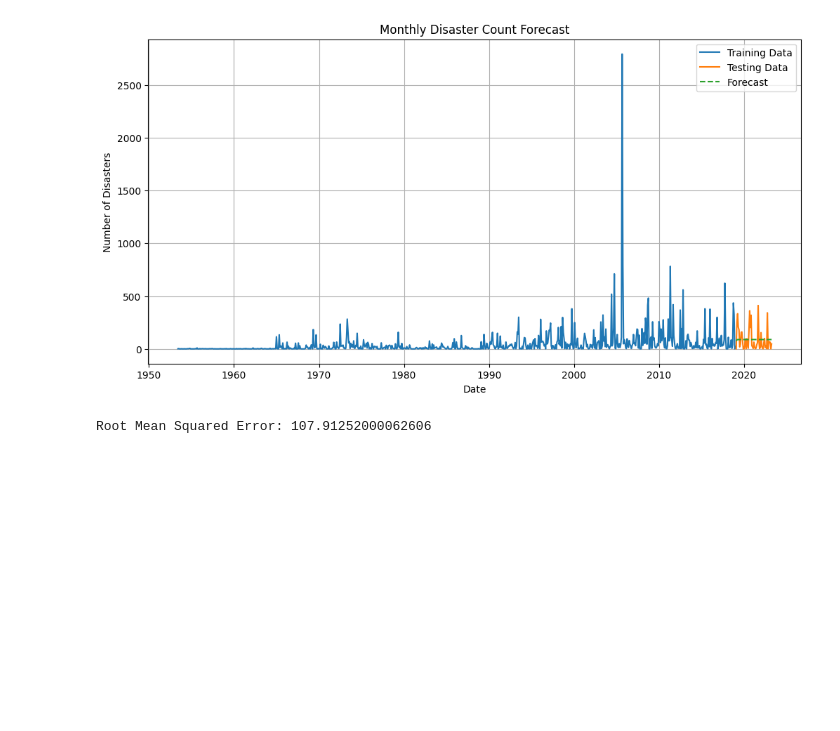
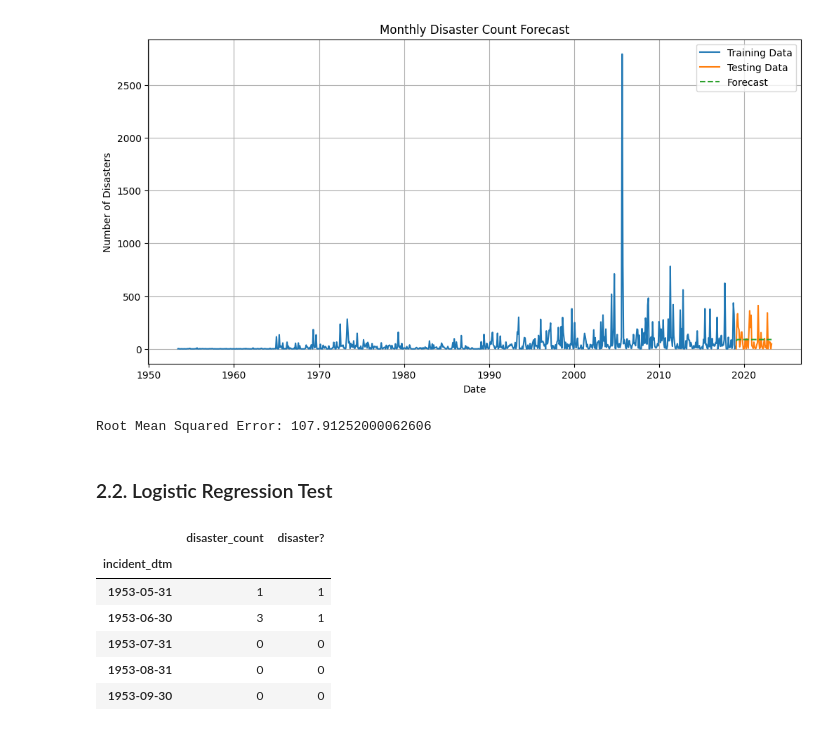
Before and after one commit to helloklow/natural_disasters, a Jupyter notebook: notebooks/low_model_testing.ipynb, the cells around one changed output. Saved outputs shown, nothing was run; the diff lists cells and outputs as text; code cells hidden in the pictures; blank space fills up the shorter version.

```diff
--- a/notebooks/low_model_testing.ipynb
+++ b/notebooks/low_model_testing.ipynb
@@ -140,3 +140,20 @@ print(f"Root Mean Squared Error: {rmse}")
 # %% [output]
 [figure]
 Root Mean Squared Error: 107.91252000062606
+# %% [markdown]
+### 2.2. Logistic Regression Test
+# %%
+# Monthly aggregation and disaster binary
+monthly_disasters = subset_df.resample('M').size()
+monthly_disasters_df = monthly_disasters.to_frame(name='disaster_count')
+monthly_disasters_df['disaster?'] = monthly_disasters_df['disaster_count'].apply(lambda x: 0 if x == 0 else 1)
+
+monthly_disasters_df.head()
+# %% [output]
+|  | disaster_count | disaster? |
+| incident_dtm |  |  |
+| 1953-05-31 | 1 | 1 |
+| 1953-06-30 | 3 | 1 |
+| 1953-07-31 | 0 | 0 |
+| 1953-08-31 | 0 | 0 |
+| 1953-09-30 | 0 | 0 |
```
Also changed, not shown: parts of 7 cells of this notebook.
